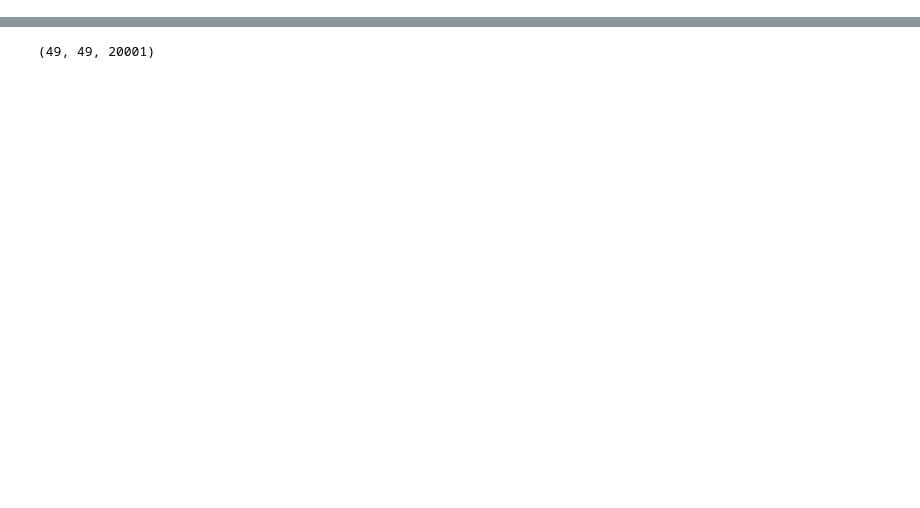
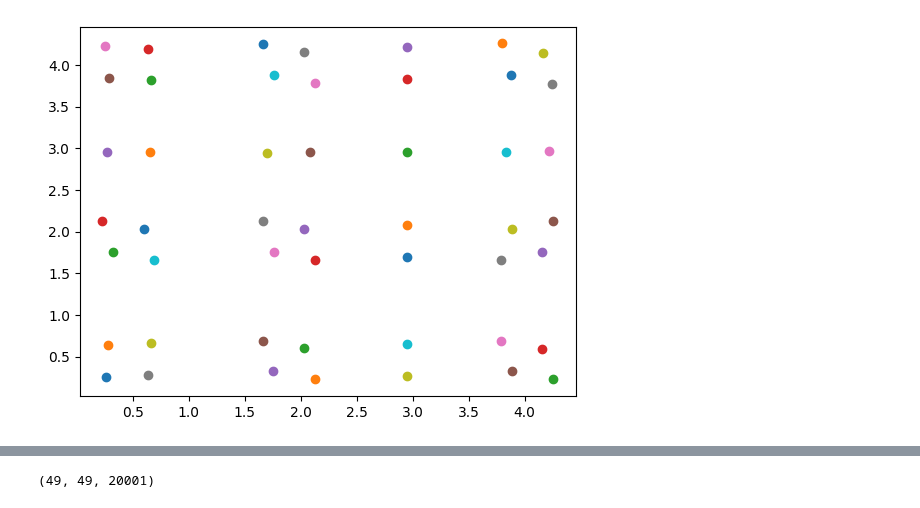
Before and after one commit to JONNeKK/ccs, a Jupyter notebook: week_3/aufraeumen_und_optimieren.ipynb, the cells around one changed output, grey strips where cells are left out. Saved outputs shown, nothing was run; the diff lists cells and outputs as text; code cells hidden in the pictures; blank space fills up the shorter version.

```diff
--- a/week_3/aufraeumen_und_optimieren.ipynb
+++ b/week_3/aufraeumen_und_optimieren.ipynb
@@ -434,3 +438,8 @@ plt.plot(np.sum(np.sum(energies, axis = 1), axis = 1))
+# %%
+for i in range(box.n_particles):
+    plt.scatter(box.particles_pos[i][0],box.particles_pos[i][1])
+# %% [output]
+[figure, added]
 # %%
 sim = Simulation(box,20000,2e-6)
 # %%
```
Also changed, not shown: parts of 11 cells of this notebook.
